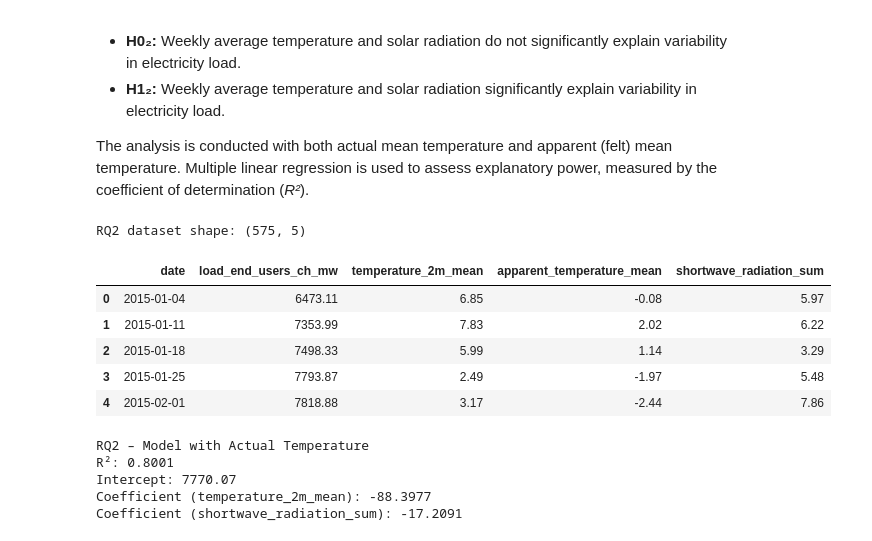
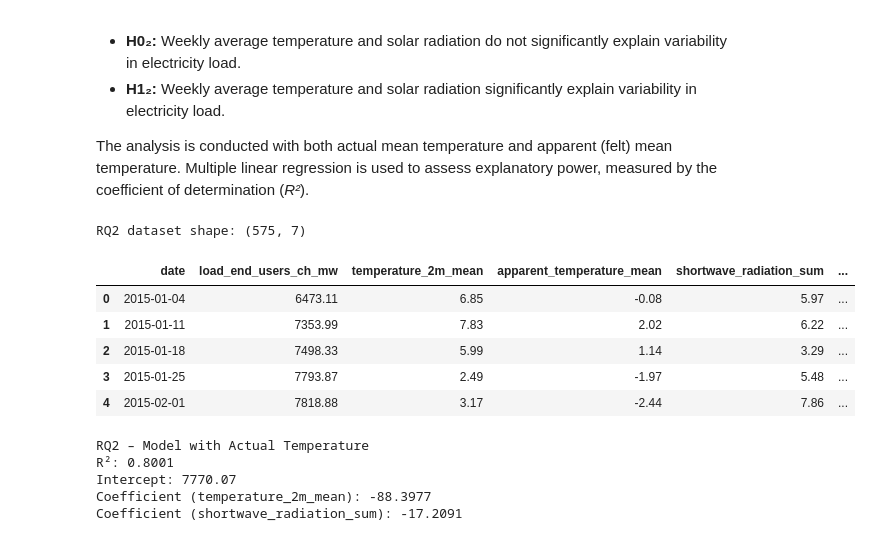
Before and after one commit to joelthedebugger/CIP_FS26_203, a Jupyter notebook: notebooks/03_analysis.ipynb, the cells around one changed output. Drawn from its saved outputs; the diff is of its cells as text; code cells hidden in the pictures.

Commit message:
RQ2: adding quadratic model

```diff
--- a/notebooks/03_analysis.ipynb
+++ b/notebooks/03_analysis.ipynb
@@ -413,23 +407,26 @@ The analysis is conducted with both actual mean temperature and apparent (felt)
 # %%
 # --- Prepare data for RQ2 ---
 rq2_data = df_weekly[[
     "date",
     "load_end_users_ch_mw",
     "temperature_2m_mean",
     "apparent_temperature_mean",
     "shortwave_radiation_sum"
 ]].dropna().copy()
+# --- Add quadratic temperature term ---
+rq2_data["temperature_2m_mean_sq"] = rq2_data["temperature_2m_mean"] ** 2
+rq2_data["apparent_temperature_mean_sq"] = rq2_data["apparent_temperature_mean"] ** 2
 
 print(f"RQ2 dataset shape: {rq2_data.shape}")
 display(rq2_data.head())
 # %% [output]
-RQ2 dataset shape: (575, 5)
+RQ2 dataset shape: (575, 7)
-|  | date | load_end_users_ch_mw | temperature_2m_mean | apparent_temperature_mean | shortwave_radiation_sum |
-| 0 | 2015-01-04 | 6473.11 | 6.85 | -0.08 | 5.97 |
-| 1 | 2015-01-11 | 7353.99 | 7.83 | 2.02 | 6.22 |
-| 2 | 2015-01-18 | 7498.33 | 5.99 | 1.14 | 3.29 |
-| 3 | 2015-01-25 | 7793.87 | 2.49 | -1.97 | 5.48 |
-| 4 | 2015-02-01 | 7818.88 | 3.17 | -2.44 | 7.86 |
+|  | date | load_end_users_ch_mw | temperature_2m_mean | apparent_temperature_mean | shortwave_radiation_sum | ... |
+| 0 | 2015-01-04 | 6473.11 | 6.85 | -0.08 | 5.97 | ... |
+| 1 | 2015-01-11 | 7353.99 | 7.83 | 2.02 | 6.22 | ... |
+| 2 | 2015-01-18 | 7498.33 | 5.99 | 1.14 | 3.29 | ... |
+| 3 | 2015-01-25 | 7793.87 | 2.49 | -1.97 | 5.48 | ... |
+| 4 | 2015-02-01 | 7818.88 | 3.17 | -2.44 | 7.86 | ... |
 # %%
 # --- Model 1: actual temperature + solar radiation ---
 X_rq2_actual = rq2_data[["temperature_2m_mean", "shortwave_radiation_sum"]]
```
Also changed, not shown: parts of 5 cells of this notebook.
